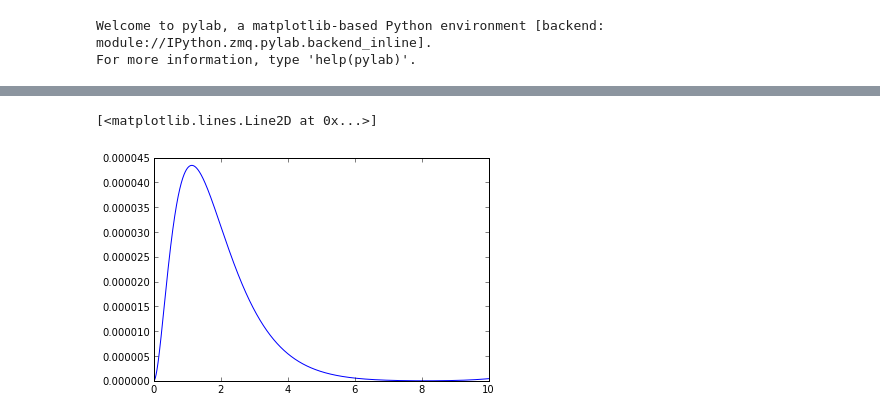
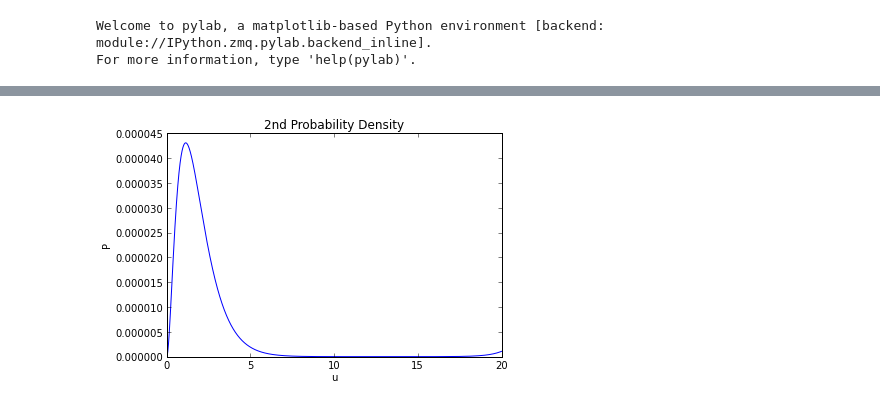
Before and after one commit to Nicolucas/Atomica, a Jupyter notebook: Tarea 10/Helio.ipynb, the cells around one changed output, grey strips where cells are left out. Cells and saved outputs as stored; diff of their text form; code cells hidden in the pictures.

```diff
--- a/Tarea 10/Helio.ipynb
+++ b/Tarea 10/Helio.ipynb
@@ -162,7 +174,7 @@ while n < len(u)-1:
     Utest= u[n] + 0.5*du
     Rtest = listR[n]+ 0.5*K1
     Rptest = listRp[n] + 0.5*L1
-    Rpptest = DarRpp(Rtest,Rptest,E, E0, listV[n], Utest)
+    Rpptest = DarRpp(Rtest,Rptest,E, E0, listV1[n], Utest)
 
 
     K2 = Rptest*du
@@ -171,7 +183,7 @@ while n < len(u)-1:
     Utest= u[n] + 0.5*du
     Rtest = listR[n]+ 0.5*K2
     Rptest = listRp[n] + 0.5*L2
-    Rpptest = DarRpp(Rtest,Rptest,E, E0, listV[n], Utest)
+    Rpptest = DarRpp(Rtest,Rptest,E, E0, listV1[n], Utest)
 
     K3 = Rptest*du
     L3 = Rpptest*du
@@ -179,7 +191,7 @@ while n < len(u)-1:
     Utest= u[n] + 0.5*du
     Rtest = listR[n]+ 0.5*K3
     Rptest = listRp[n] + 0.5*L3
-    Rpptest = DarRpp(Rtest,Rptest,E, E0, listV[n], Utest)
+    Rpptest = DarRpp(Rtest,Rptest,E, E0, listV1[n], Utest)
 
     K4 = Rptest*du
     L4 = Rpptest*du
@@ -189,6 +201,6 @@ while n < len(u)-1:
 
     listR[n+1] = listR[n] + K
     listRp[n+1] = listRp[n] + L
-    listRpp[n+1] = DarRpp(listR[n+1], listRp[n+1], E, E0, listV[n+1], u[n+1])
+    listRpp[n+1] = DarRpp(listR[n+1], listRp[n+1], E, E0, listV1[n+1], u[n+1])
 
     n = n+1
@@ -229,10 +247,10 @@ plot (u,Q)
 # %%
-listV = zeros(len(u))
-listV[0] = -198.067
+listV2 = zeros(len(u))
+listV2[0] = -198.15
 i = 1
 while i < len(u):
-    listV[i] = listV[i-1] + v[i]
+    listV2[i] = listV2[i-1] + v[i]
     i = i+1
 
-print listV
+print listV2
 # %% [output]
@@ -246,5 +264,5 @@ plot (u, listV)
 # %%
-E = -19.999
+E = 24.2476
 
 listR = zeros(len(u))
 listRp  = zeros(len(u))
@@ -252,4 +270,4 @@ listRpp = zeros(len(u))
 
 listR[0] = R0
 listRp[0] = Rp0
-listRpp[0] = DarRpp(listR[0], listRp[0], E, E0, listV[0],u[0])
+listRpp[0] = DarRpp(listR[0], listRp[0], E, E0, listV2[0],u[0])
@@ -268,7 +288,7 @@ while n < len(u)-1:
     Utest= u[n] + 0.5*du
     Rtest = listR[n]+ 0.5*K1
     Rptest = listRp[n] + 0.5*L1
-    Rpptest = DarRpp(Rtest,Rptest,E, E0, listV[n], Utest)
+    Rpptest = DarRpp(Rtest,Rptest,E, E0, listV2[n], Utest)
 
 
     K2 = Rptest*du
@@ -277,7 +297,7 @@ while n < len(u)-1:
     Utest= u[n] + 0.5*du
     Rtest = listR[n]+ 0.5*K2
     Rptest = listRp[n] + 0.5*L2
-    Rpptest = DarRpp(Rtest,Rptest,E, E0, listV[n], Utest)
+    Rpptest = DarRpp(Rtest,Rptest,E, E0, listV2[n], Utest)
 
     K3 = Rptest*du
     L3 = Rpptest*du
@@ -285,7 +305,7 @@ while n < len(u)-1:
     Utest= u[n] + 0.5*du
     Rtest = listR[n]+ 0.5*K3
     Rptest = listRp[n] + 0.5*L3
-    Rpptest = DarRpp(Rtest,Rptest,E, E0, listV[n], Utest)
+    Rpptest = DarRpp(Rtest,Rptest,E, E0, listV2[n], Utest)
 
     K4 = Rptest*du
     L4 = Rpptest*du
@@ -295,6 +315,6 @@ while n < len(u)-1:
 
     listR[n+1] = listR[n] + K
     listRp[n+1] = listRp[n] + L
-    listRpp[n+1] = DarRpp(listR[n+1], listRp[n+1], E, E0, listV[n+1], u[n+1])
+    listRpp[n+1] = DarRpp(listR[n+1], listRp[n+1], E, E0, listV2[n+1], u[n+1])
 
     n=n+1
@@ -312,9 +335,12 @@ for i in listP:
 # %%
 listP = listP/const
 plot (u, listP)
+title('2nd Probability Density')
+xlabel('u')
+ylabel('P')
+savefig('2P.png')
 # %% [output]
-[<matplotlib.lines.Line2D at 0x...>]
-[figure, old version]
+[figure, new version]
 # %%
 listS = zeros(len(u))
 for i in range(len(u)):
```
Also changed, not shown: parts of 45 cells of this notebook, 10 other files.
